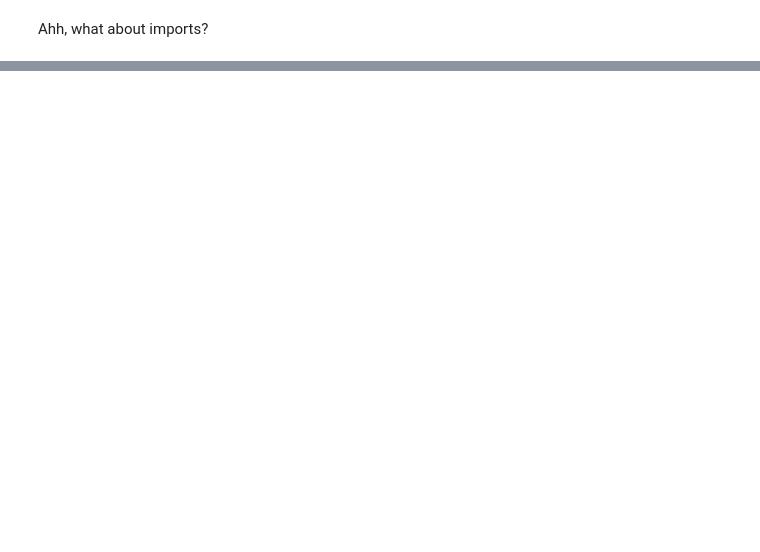
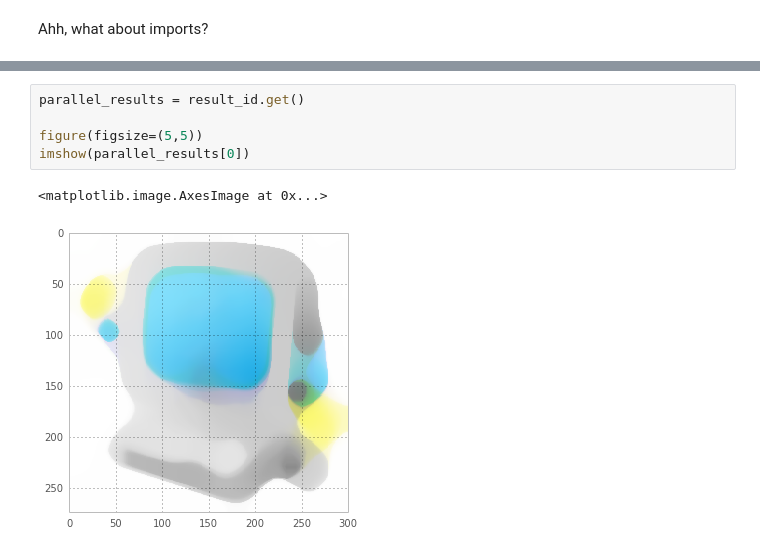
Before and after one commit to alexbw/paralleltools, a Jupyter notebook: Working with Parallel Python.ipynb, the cells around one changed output, grey strips where cells are left out. Drawn from its saved outputs; the diff is of its cells as text; blank space fills up the shorter version.

```diff
--- a/Working with Parallel Python.ipynb
+++ b/Working with Parallel Python.ipynb
@@ -85,0 +116,8 @@ import scipy.ndimage as ndimage
+# %%
+parallel_results = result_id.get()
+
+figure(figsize=(5,5))
+imshow(parallel_results[0])
+# %% [output]
+<matplotlib.image.AxesImage at 0x...>
+[figure, added]
```
Also changed, not shown: parts of 38 cells of this notebook, 11 other files.
